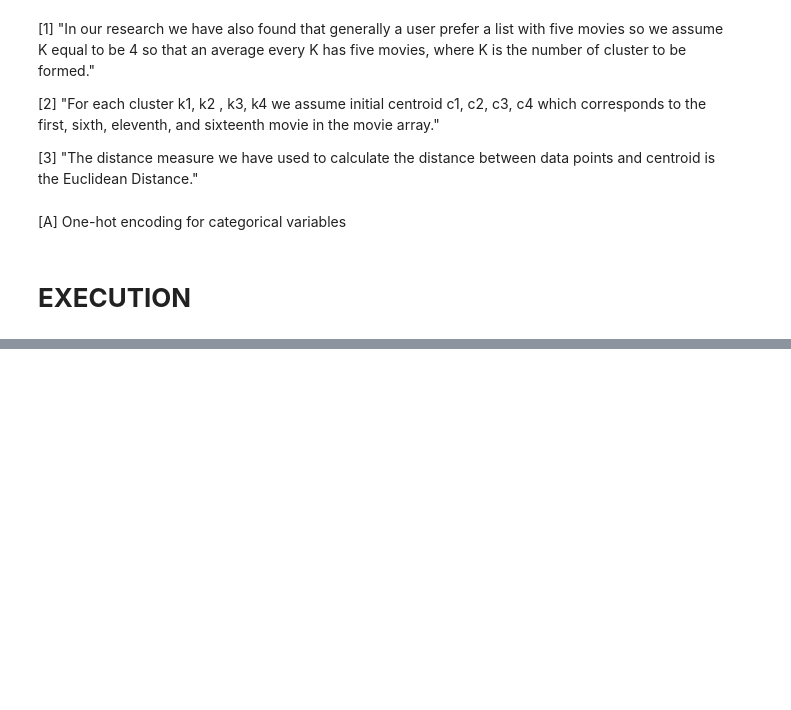
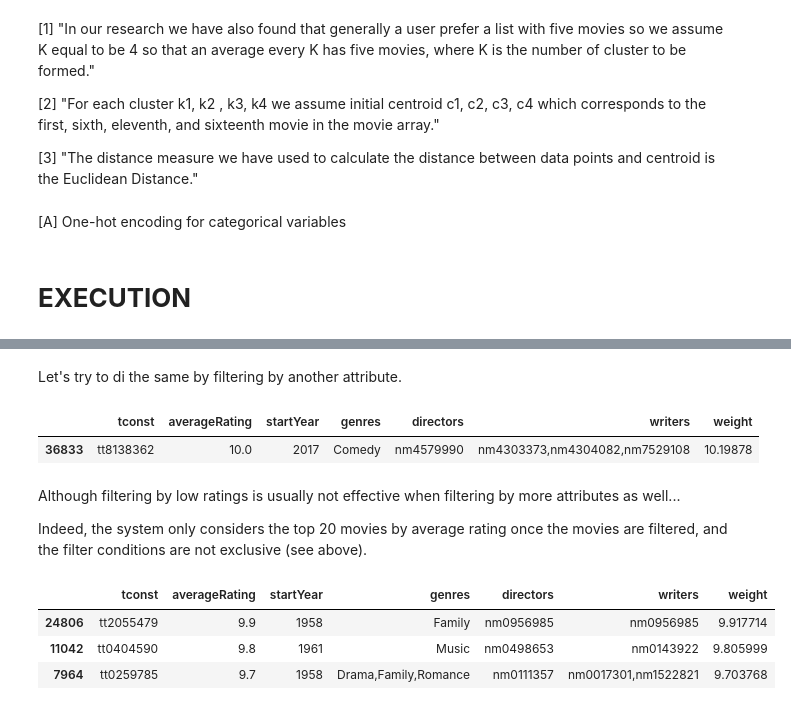
Before and after one commit to peetceenatoo/movierec, a Jupyter notebook: implementation.ipynb, the cells around one changed output, grey strips where cells are left out. Saved outputs shown, nothing was run; the diff lists cells and outputs as text; code cells hidden in the pictures; blank space fills up the shorter version.

```diff
--- a/implementation.ipynb
+++ b/implementation.ipynb
@@ -287,0 +242,18 @@ ZeroDivisionError: float division by zero
+# %% [markdown]
+Let's try to di the same by filtering by another attribute.
+# %%
+MovieREC(Filter(df, minYear=2006, maxYear=2020))
+# %% [output]
+|  | tconst | averageRating | startYear | genres | directors | writers | weight |
+| 36833 | tt8138362 | 10.0 | 2017 | Comedy | nm4579990 | nm4303373,nm4304082,nm7529108 | 10.19878 |
+# %% [markdown]
+Although filtering by low ratings is usually not effective when filtering by more attributes as well...
+
+Indeed, the system only considers the top 20 movies by average rating once the movies are filtered, and the filter conditions are not exclusive (see above).
+# %%
+MovieREC(Filter(df, minRating=4.5, maxRating=4.5, minYear=1940, maxYear=2006))
+# %% [output]
+|  | tconst | averageRating | startYear | genres | directors | writers | weight |
+| 24806 | tt2055479 | 9.9 | 1958 | Family | nm0956985 | nm0956985 | 9.917714 |
+| 11042 | tt0404590 | 9.8 | 1961 | Music | nm0498653 | nm0143922 | 9.805999 |
+| 7964 | tt0259785 | 9.7 | 1958 | Drama,Family,Romance | nm0111357 | nm0017301,nm1522821 | 9.703768 |
```
Also changed, not shown: parts of 18 cells of this notebook.
